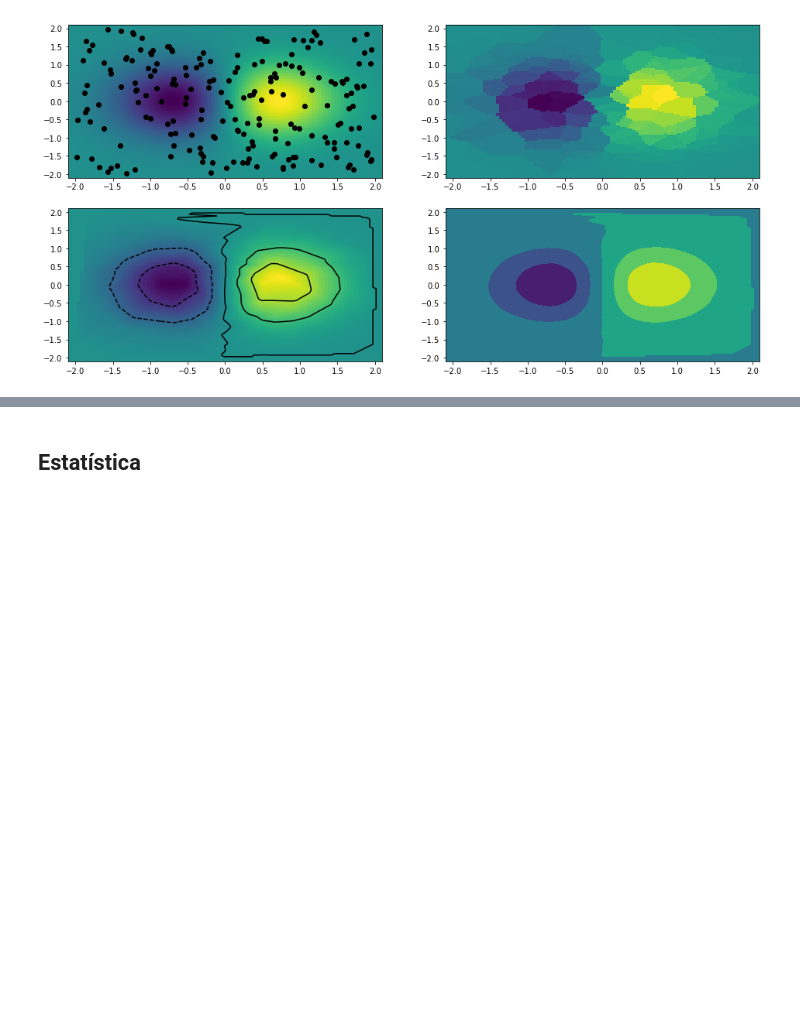
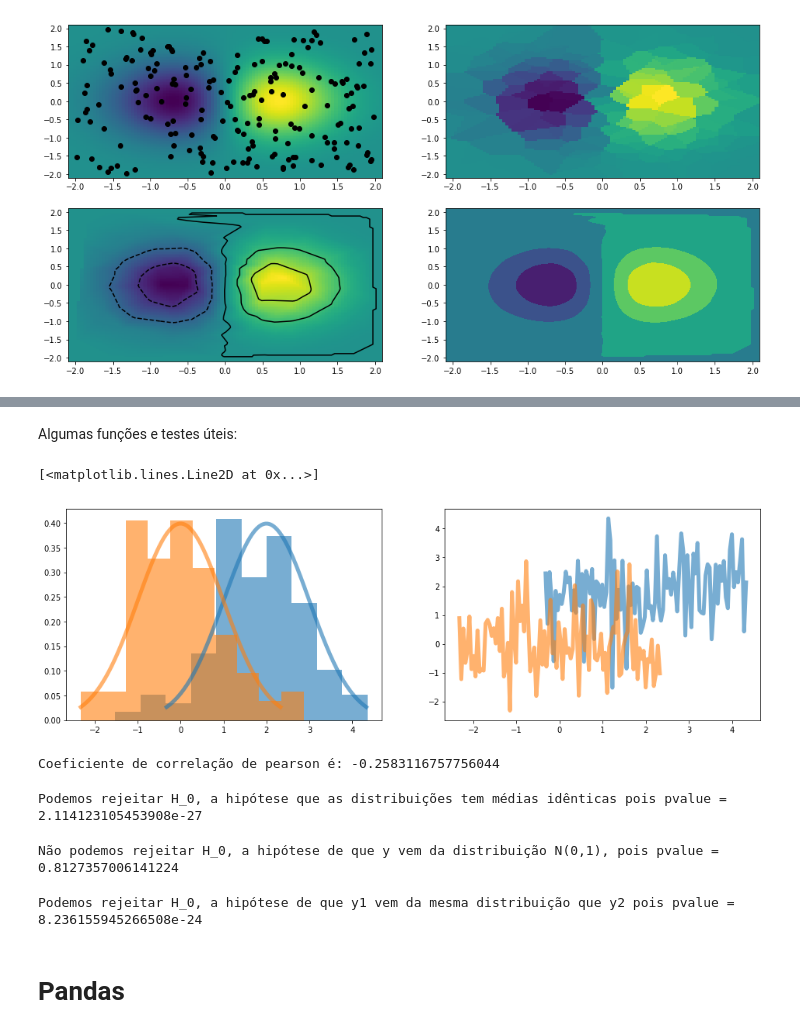
Before and after one commit to rafaelcabreu/PythonTutorial, a Jupyter notebook: 03_scipy_pandas.ipynb, the cells around one changed output, grey strips where cells are left out. Drawn from its saved outputs; the diff is of its cells as text; code cells hidden in the pictures; blank space fills up the shorter version.

```diff
--- a/03_scipy_pandas.ipynb
+++ b/03_scipy_pandas.ipynb
@@ -124,2 +155,58 @@ axarr[1, 1].contourf(xx, yy, grid_z2)
+# %% [markdown]
+Algumas funções e testes úteis:
+# %%
+# criando duas distribuições normais com médias diferentes
+x1 = np.linspace(stats.norm.ppf(0.01, loc=2, scale=1), stats.norm.ppf(0.99, loc=2, scale=1), 100)
+y1 = np.random.normal(loc=2, scale=1, size=100)
+x2 = np.linspace(stats.norm.ppf(0.01, loc=0, scale=1), stats.norm.ppf(0.99, loc=0, scale=1), 100)
+y2 = np.random.normal(loc=0, scale=1, size=100)
+
+fig, [ax1, ax2] = plt.subplots(1, 2, figsize=(16,5))
+
+# plot em ax1 o histograma com a pdf
+ax1.plot(x1, stats.norm.pdf(x1, loc=2, scale=1), c='C0', alpha=0.6, linewidth=5)
+ax1.hist(y1, normed=True, color='C0', alpha=0.6)
+ax1.plot(x2, stats.norm.pdf(x2), c='C1', alpha=0.6, linewidth=5)
+ax1.hist(y2, normed=True, color='C1', alpha=0.6)
+
+# plota em ax2 a série de dados
+ax2.plot(x1, y1, color='C0', alpha=0.6, linewidth=5)
+ax2.plot(x2, y2, color='C1', alpha=0.6, linewidth=5)
+# %% [output]
+[<matplotlib.lines.Line2D at 0x...>]
+[figure, added]
+# %%
+r, pvalue = stats.pearsonr(y1, y2)
+
+print 'Coeficiente de correlação de pearson é:', r
+# %% [output]
+Coeficiente de correlação de pearson é: -0.2583116757756044
+# %%
+statistic, pvalue = stats.ttest_ind(y1, y2)
+
+if pvalue > 0.05: # nível de significância
+    print 'Não podemos rejeitar H_0, a hipótese que as distribuições tem médias idênticas pois pvalue =', pvalue
+else:
+    print 'Podemos rejeitar H_0, a hipótese que as distribuições tem médias idênticas pois pvalue =', pvalue
+# %% [output]
+Podemos rejeitar H_0, a hipótese que as distribuições tem médias idênticas pois pvalue = 2.114123105453908e-27
+# %%
+statistic, pvalue = stats.kstest(y2, 'norm')
+
+if pvalue > 0.05: # nível de significância
+    print 'Não podemos rejeitar H_0, a hipótese de que y vem da distribuição N(0,1), pois pvalue =', pvalue
+else:
+    print 'Podemos rejeitar H_0, a hipótese de que y vem da distribuição N(0,1) pois pvalue =', pvalue
+# %% [output]
+Não podemos rejeitar H_0, a hipótese de que y vem da distribuição N(0,1), pois pvalue = 0.8127357006141224
+# %%
+statistic, pvalue = stats.ks_2samp(y1, y2)
+
+if pvalue > 0.05: # nível de significância
+    print 'Não podemos rejeitar H_0, a hipótese de que y1 vem da mesma distribuição que y2, pois pvalue =', pvalue
+else:
+    print 'Podemos rejeitar H_0, a hipótese de que y1 vem da mesma distribuição que y2 pois pvalue =', pvalue
+# %% [output]
+Podemos rejeitar H_0, a hipótese de que y1 vem da mesma distribuição que y2 pois pvalue = 8.236155945266508e-24
 # %% [markdown]
-## Estatística
+# Pandas
```
Also changed, not shown: parts of 3 cells of this notebook.
